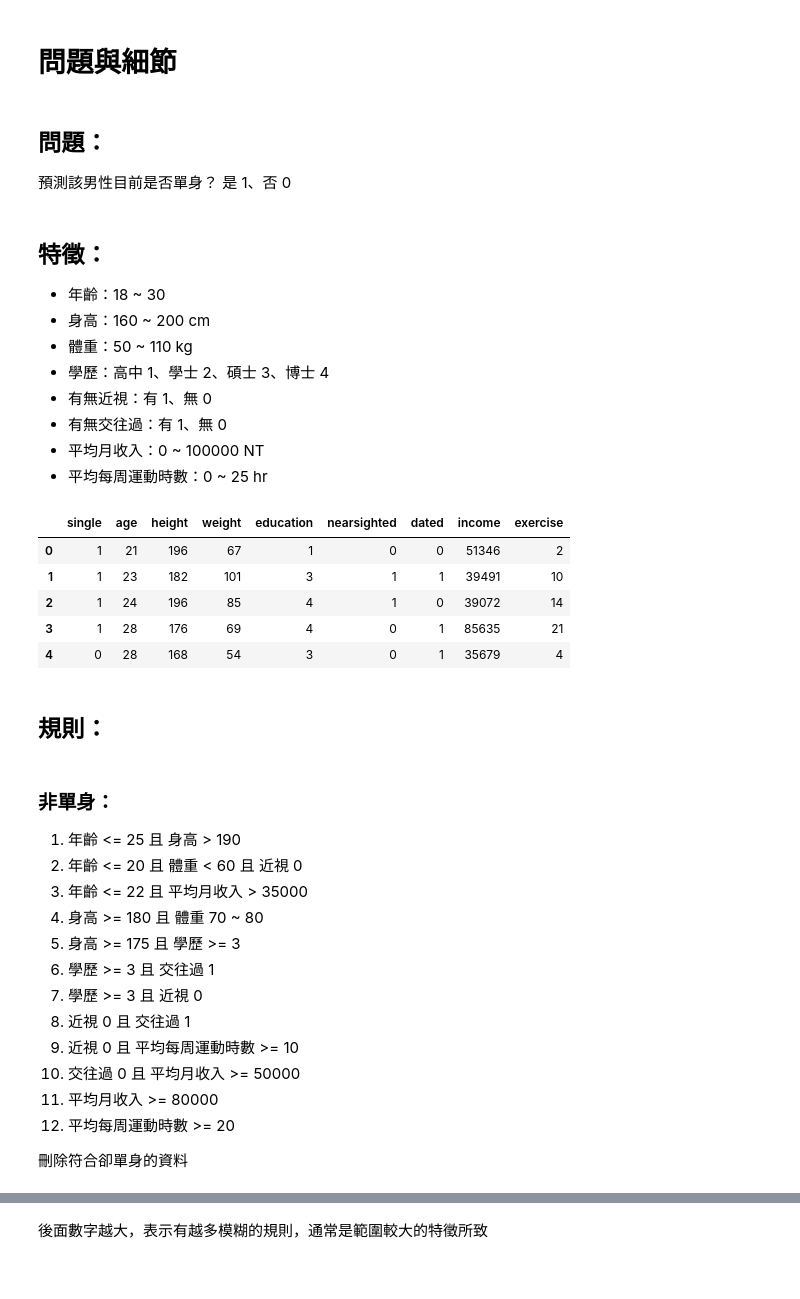
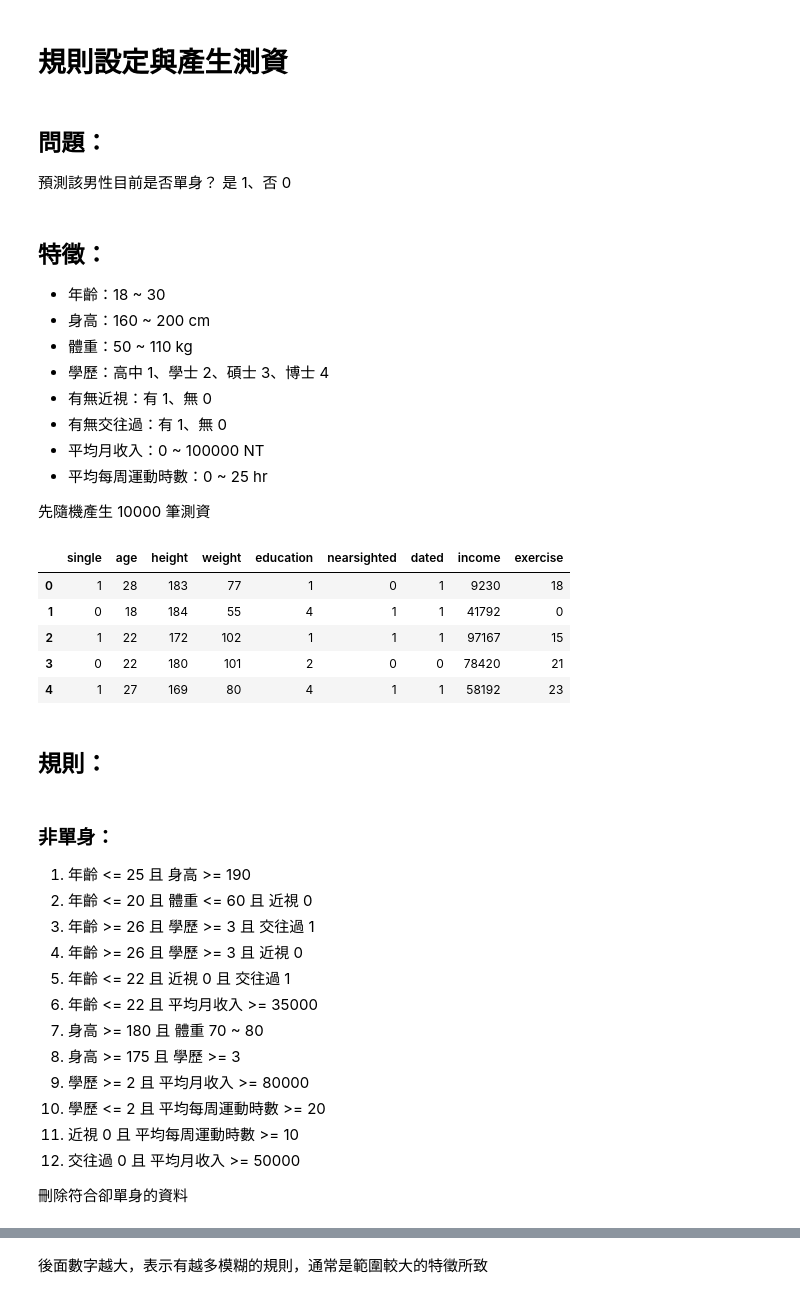
Before and after one commit to ab37695543xs/data_analytics_hw2, a Jupyter notebook: decision tree.ipynb, the cells around one changed output, grey strips where cells are left out. Saved outputs shown, nothing was run; the diff lists cells and outputs as text; code cells hidden in the pictures.

```diff
--- a/decision tree.ipynb
+++ b/decision tree.ipynb
@@ -1,5 +1,5 @@
 # %% [markdown]
-# 問題與細節
+# 規則設定與產生測資
 # %% [markdown]
 ## 問題：
 預測該男性目前是否單身？ 是 1、否 0
@@ -13,47 +13,48 @@
 * 有無交往過：有 1、無 0
 * 平均月收入：0 ~ 100000 NT
 * 平均每周運動時數：0 ~ 25 hr
+
+先隨機產生 10000 筆測資
 # %%
 import pandas as pd
 import numpy as np
 from numpy.random import randint
 # %%
-size = 1000
+size = 10000
 data = pd.DataFrame(index=np.arange(size))
 data['single'] = randint(0, 2, size)
 data['age'] = randint(18, 31, size)
 data['height'] = randint(160, 201, size)
 data['weight'] = randint(50, 110, size)
 data['education'] = randint(1, 5, size)
 data['nearsighted'] = randint(0, 2, size)
 data['dated'] = randint(0, 2, size)
 data['income'] = randint(0, 100001, size)
 data['exercise'] = randint(0, 26, size)
-
 data.head()
 # %% [output]
 |  | single | age | height | weight | education | nearsighted | dated | income | exercise |
-| 0 | 1 | 21 | 196 | 67 | 1 | 0 | 0 | 51346 | 2 |
-| 1 | 1 | 23 | 182 | 101 | 3 | 1 | 1 | 39491 | 10 |
-| 2 | 1 | 24 | 196 | 85 | 4 | 1 | 0 | 39072 | 14 |
-| 3 | 1 | 28 | 176 | 69 | 4 | 0 | 1 | 85635 | 21 |
-| 4 | 0 | 28 | 168 | 54 | 3 | 0 | 1 | 35679 | 4 |
+| 0 | 1 | 28 | 183 | 77 | 1 | 0 | 1 | 9230 | 18 |
+| 1 | 0 | 18 | 184 | 55 | 4 | 1 | 1 | 41792 | 0 |
+| 2 | 1 | 22 | 172 | 102 | 1 | 1 | 1 | 97167 | 15 |
+| 3 | 0 | 22 | 180 | 101 | 2 | 0 | 0 | 78420 | 21 |
+| 4 | 1 | 27 | 169 | 80 | 4 | 1 | 1 | 58192 | 23 |
 # %% [markdown]
 ## 規則：
 # %% [markdown]
 ### 非單身：
-1. 年齡 <= 25 且 身高 > 190
-2. 年齡 <= 20 且 體重 < 60 且 近視 0
-3. 年齡 <= 22 且 平均月收入 > 35000
-4. 身高 >= 180 且 體重 70 ~ 80
-5. 身高 >= 175 且 學歷 >= 3
-6. 學歷 >= 3 且 交往過 1
-7. 學歷 >= 3 且 近視 0
-8. 近視 0 且 交往過 1
-9. 近視 0 且 平均每周運動時數 >= 10
-10. 交往過 0 且 平均月收入 >= 50000
-11. 平均月收入 >= 80000
-12. 平均每周運動時數 >= 20
+1. 年齡 <= 25 且 身高 >= 190
+2. 年齡 <= 20 且 體重 <= 60 且 近視 0
+3. 年齡 >= 26 且 學歷 >= 3 且 交往過 1
+4. 年齡 >= 26 且 學歷 >= 3 且 近視 0
+5. 年齡 <= 22 且 近視 0 且 交往過 1
+6. 年齡 <= 22 且 平均月收入 >= 35000
+7. 身高 >= 180 且 體重 70 ~ 80
+8. 身高 >= 175 且 學歷 >= 3
+9. 學歷 >= 2 且 平均月收入 >= 80000
+10. 學歷 <= 2 且 平均每周運動時數 >= 20
+11. 近視 0 且 平均每周運動時數 >= 10
+12. 交往過 0 且 平均月收入 >= 50000
 
 刪除符合卻單身的資料
 # %%
```
Also changed, not shown: parts of 17 cells of this notebook, 1 other file.
